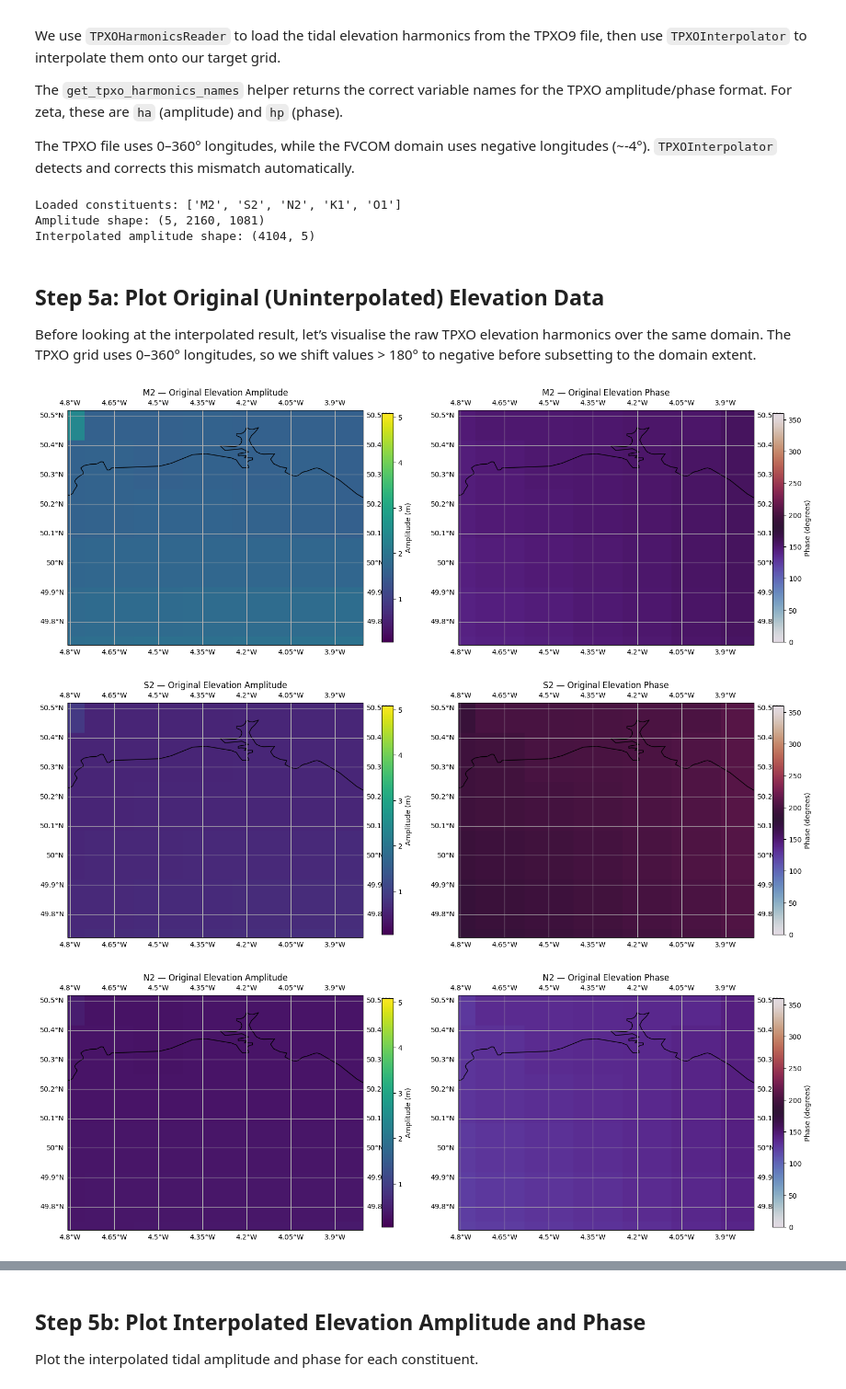
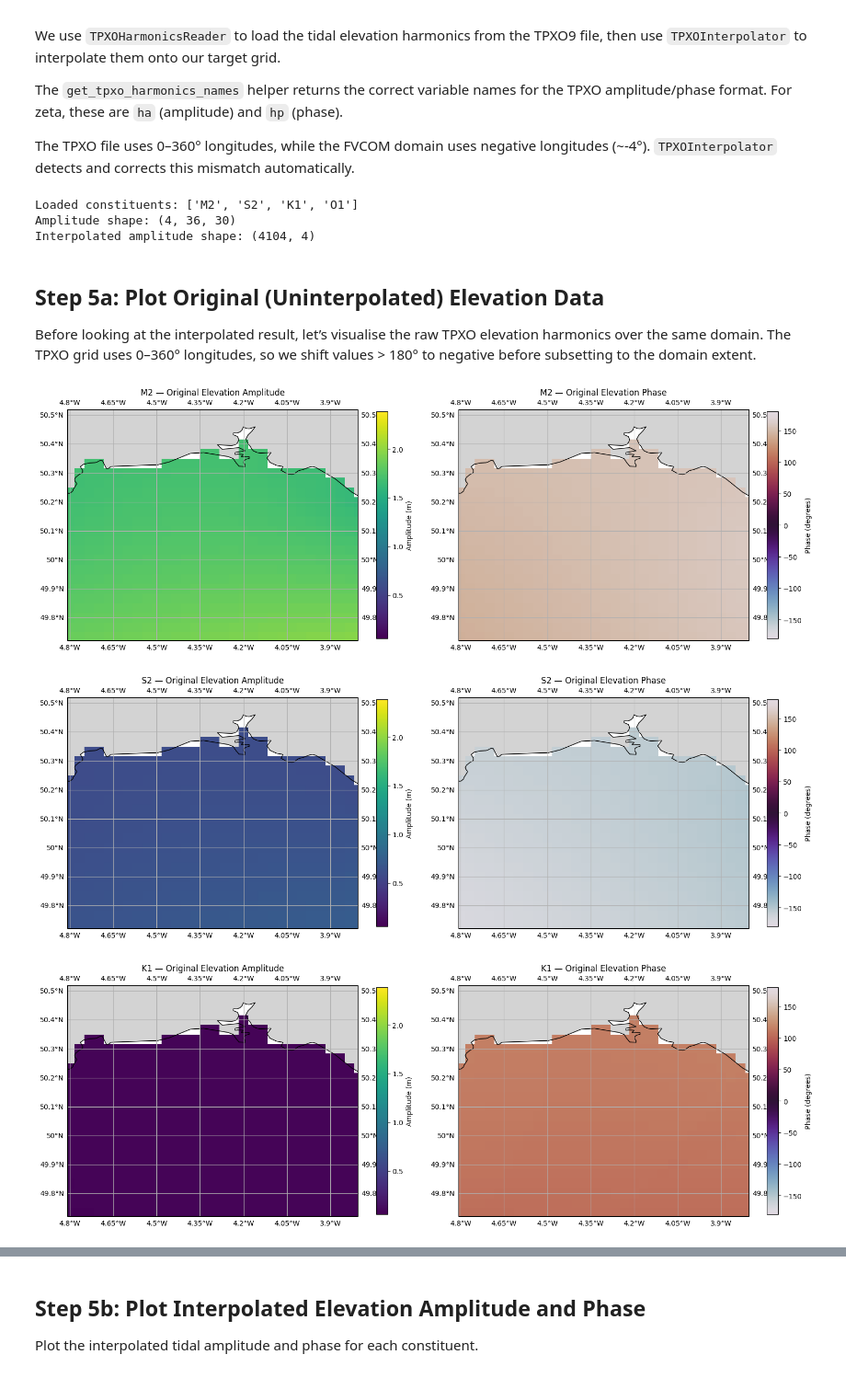
Before and after one commit to pmlmodelling/pyfvcom2, a Jupyter notebook: doc/source/cookbook/interpolate_tpxo_tidal_harmonics.ipynb, the cells around one changed output, grey strips where cells are left out. Shown at 92% size. Saved outputs shown, nothing was run; the diff lists cells and outputs as text; code cells hidden in the pictures.

Commit message:
Update tpxo interpolation tutorial

```diff
--- a/doc/source/cookbook/interpolate_tpxo_tidal_harmonics.ipynb
+++ b/doc/source/cookbook/interpolate_tpxo_tidal_harmonics.ipynb
@@ -93,6 +93,9 @@ lat_flat = lat_2D.flatten()
 
 print(f'Domain: {grid_lims}')
 print(f'Number of horizontal interpolation points: {lon_flat.size}')
+
+# Create a bounding box for subsetting TPXO global data
+bbox = (grid_lims.lon_min, grid_lims.lon_max, grid_lims.lat_min, grid_lims.lat_max)
 # %% [output]
 Accessing FVCOM metadata from: /users/modellers/jcl/data/pylag_doc/fvcom_tamar_estuary_0001.nc
 Domain: GridLims(lon_min=np.float32(-4.8078494), lon_max=np.float32(-3.804414), lat_min=np.float32(49.72116), lat_max=np.float32(50.519005))
@@ -123,16 +126,18 @@ amplitude/phase format. For zeta, these are `ha` (amplitude) and `hp` (phase).
 The TPXO file uses 0–360° longitudes, while the FVCOM domain uses negative longitudes
 (~-4°). `TPXOInterpolator` detects and corrects this mismatch automatically.
 # %%
-# Path to the TPXO9 elevation harmonics file
-tpxo_h_file = pathlib.Path('/data/sthenno1/backup/jcl/data/TPXO/DATA/h_tpxo9.v1.nc')
+# Constituent list
+constituents = ['M2', 'S2', 'K1', 'O1']
 
-# Constituent list
-constituents = ['M2', 'S2', 'N2', 'K1', 'O1']
+# TPXO files
+tpxo_h_files = {}
+for c in constituents:
+    tpxo_h_files[c] = f'/data/sthenno1/backup/jcl/data/TPXO/DATA/Atlas10v2/h_{c.lower()}_tpxo10_atlas_30_v2.nc'
 
 # Read harmonics
-h_reader = TPXOHarmonicsReader(str(tpxo_h_file))
-h_var_names = get_tpxo_harmonics_names('zeta')
-h_harmonics = h_reader.read_harmonics(constituents, h_var_names)
+h_reader = TPXOComplexHarmonicsReader(tpxo_h_files)
+h_var_names = get_tpxo_complex_harmonics_names('zeta')
+h_harmonics = h_reader.read_harmonics(constituents, h_var_names, fill_land=False, bbox=bbox, bbox_margin=0.1)
 
 print(f'Loaded constituents: {h_harmonics.constituents}')
 print(f'Amplitude shape: {np.asarray(h_harmonics.amplitudes).shape}')
@@ -143,9 +148,9 @@ h_result = h_interpolator.interpolate(interp_coords)
 
 print(f'Interpolated amplitude shape: {h_result.amplitudes.shape}')  # (n_points, n_constituents)
 # %% [output]
-Loaded constituents: ['M2', 'S2', 'N2', 'K1', 'O1']
-Amplitude shape: (5, 2160, 1081)
-Interpolated amplitude shape: (4104, 5)
+Loaded constituents: ['M2', 'S2', 'K1', 'O1']
+Amplitude shape: (4, 36, 30)
+Interpolated amplitude shape: (4104, 4)
 # %% [markdown]
 ## Step 5a: Plot Original (Uninterpolated) Elevation Data
 
@@ -156,71 +161,49 @@ shift values > 180° to negative before subsetting to the domain extent.
 extent = [grid_lims.lon_min, grid_lims.lon_max, grid_lims.lat_min, grid_lims.lat_max]
 
 # Prepare the raw TPXO elevation grid for plotting
-h_lon_raw = np.asarray(h_harmonics.longitude)
-h_lat_raw = np.asarray(h_harmonics.latitude)
+h_lon = np.asarray(h_harmonics.longitude)
+h_lat = np.asarray(h_harmonics.latitude)
 
-# Get 1D coordinate vectors from the 2D arrays
-h_lon_1d = np.unique(h_lon_raw)
-h_lat_1d = np.unique(h_lat_raw)
+h_lon_sub_2d, h_lat_sub_2d = np.meshgrid(h_lon, h_lat, indexing='ij')
 
-# Shift longitudes from 0-360 to -180..180
-h_lon_1d = np.where(h_lon_1d > 180, h_lon_1d - 360, h_lon_1d)
-sort_idx = np.argsort(h_lon_1d)
-h_lon_1d = h_lon_1d[sort_idx]
-
-# Subset to the domain extent (with a small margin)
-margin = 0.5
-lon_mask = (h_lon_1d >= grid_lims.lon_min - margin) & (h_lon_1d <= grid_lims.lon_max + margin)
-lat_mask = (h_lat_1d >= grid_lims.lat_min - margin) & (h_lat_1d <= grid_lims.lat_max + margin)
-
-h_lon_sub = h_lon_1d[lon_mask]
-h_lat_sub = h_lat_1d[lat_mask]
-h_lon_sub_2d, h_lat_sub_2d = np.meshgrid(h_lon_sub, h_lat_sub, indexing='ij')
-
-h_amp_raw = np.asarray(h_harmonics.amplitudes)  # (nc, nx, ny)
-h_phase_raw = np.asarray(h_harmonics.phases)
-
-# Reorder longitudes, then subset
-h_amp_raw = h_amp_raw[:, sort_idx, :]
-h_phase_raw = h_phase_raw[:, sort_idx, :]
-h_amp_sub = h_amp_raw[:, lon_mask, :][:, :, lat_mask]
-h_phase_sub = h_phase_raw[:, lon_mask, :][:, :, lat_mask]
+h_amp = np.asarray(h_harmonics.amplitudes)  # (nc, nx, ny)
+h_phase = np.asarray(h_harmonics.phases)
 
 # Compute shared colorbar limits across all constituents for original and interpolated
-h_amp_vmin = min(np.nanmin(h_amp_sub), np.nanmin(h_result.amplitudes))
-h_amp_vmax = max(np.nanmax(h_amp_sub), np.nanmax(h_result.amplitudes))
+h_amp_vmin = np.nanmin(h_amp)
+h_amp_vmax = np.nanmax(h_amp)
 
 for c_idx, constituent in enumerate(h_harmonics.constituents):
     fig, axes = plt.subplots(1, 2, figsize=(16, 6),
                              subplot_kw={'projection': ccrs.PlateCarree()})
 
     # Amplitude
-    pc = axes[0].pcolormesh(h_lon_sub_2d, h_lat_sub_2d, h_amp_sub[c_idx],
+    pc = axes[0].pcolormesh(h_lon_sub_2d, h_lat_sub_2d, h_amp[c_idx],
                             cmap='viridis', transform=ccrs.PlateCarree(), shading='auto',
                             vmin=h_amp_vmin, vmax=h_amp_vmax)
     axes[0].coastlines(resolution='10m')
     axes[0].add_feature(cfeature.LAND, facecolor='lightgrey')
     axes[0].gridlines(draw_labels=True)
     axes[0].set_extent(extent, crs=ccrs.PlateCarree())
     cbar = plt.colorbar(pc, ax=axes[0], shrink=0.8)
     cbar.set_label('Amplitude (m)')
     axes[0].set_title(f'{constituent} — Original Elevation Amplitude')
 
     # Phase
-    pc = axes[1].pcolormesh(h_lon_sub_2d, h_lat_sub_2d, h_phase_sub[c_idx],
+    pc = axes[1].pcolormesh(h_lon_sub_2d, h_lat_sub_2d, h_phase[c_idx],
                             cmap='twilight', transform=ccrs.PlateCarree(), shading='auto',
-                            vmin=0, vmax=360)
+                            vmin=-180, vmax=180)
     axes[1].coastlines(resolution='10m')
     axes[1].add_feature(cfeature.LAND, facecolor='lightgrey')
     axes[1].gridlines(draw_labels=True)
     axes[1].set_extent(extent, crs=ccrs.PlateCarree())
     cbar = plt.colorbar(pc, ax=axes[1], shrink=0.8)
     cbar.set_label('Phase (degrees)')
     axes[1].set_title(f'{constituent} — Original Elevation Phase')
 
     plt.tight_layout()
     plt.show()
 # %% [output]
-[figure, old version]
+[figure, new version]
-[figure, old version]
+[figure, new version]
-[figure, old version]
+[figure, new version]
```
Also changed, not shown: parts of 6 cells of this notebook.
